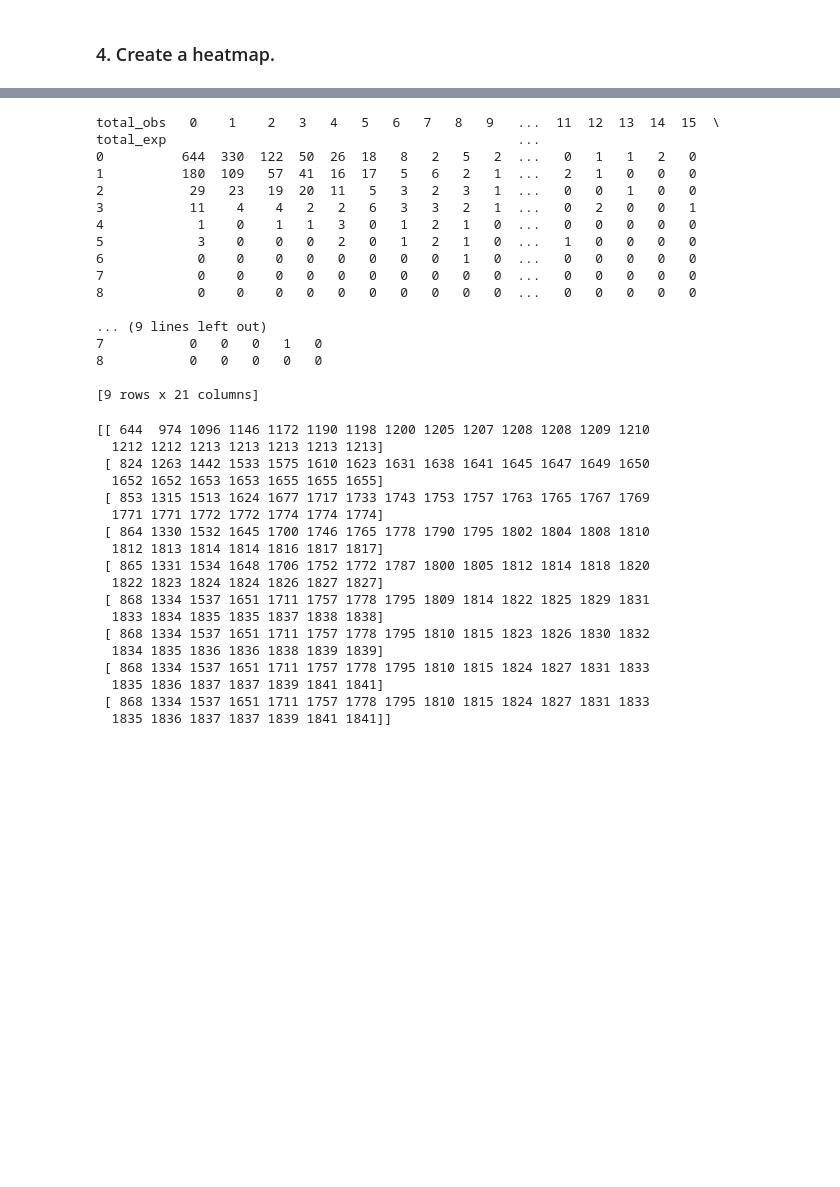
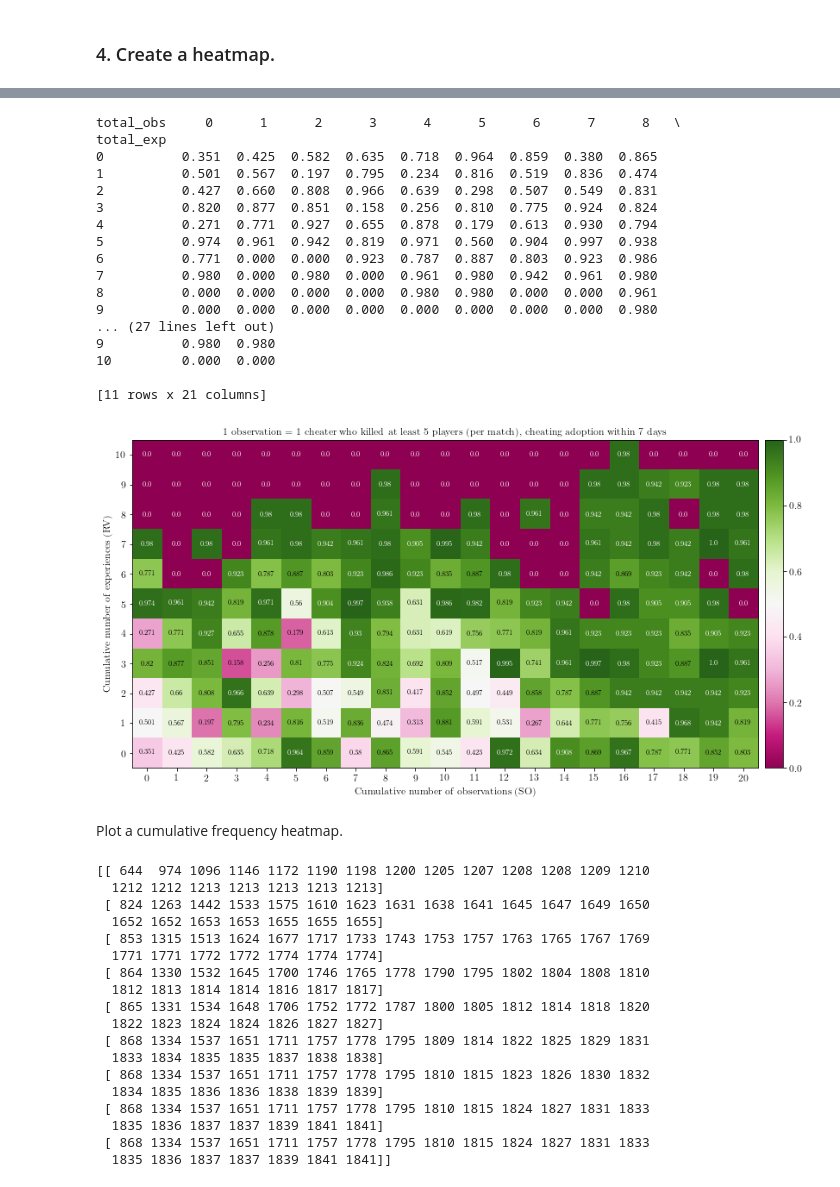
Before and after one commit to social-research/cheating, a Jupyter notebook: 06-combine-two-mechanisms.ipynb, the cells around one changed output, grey strips where cells are left out. Drawn from its saved outputs; the diff is of its cells as text; code cells hidden in the pictures; blank space fills up the shorter version.

```diff
--- a/06-combine-two-mechanisms.ipynb
+++ b/06-combine-two-mechanisms.ipynb
@@ -433,0 +467,14 @@ print(merged_df.head())
+# %%
+merged_df = pd.read_csv('data/RV_SO.csv')
+merged_df = merged_df.drop(merged_df[merged_df.total_obs > 20].index)
+# merged_df = merged_df.drop(merged_df[merged_df.total_exp > 8].index)
+
+test_dat = merged_df.sort_values(['total_exp', 'total_obs']).reset_index(drop=True)
+
+test_dat['rand_mean'] = test_dat.iloc[:, 3:].mean(axis=1)
+test_dat['cdf'] = scipy.stats.poisson.cdf(test_dat['E'], test_dat['rand_mean'])
+test_dat['pmf'] = scipy.stats.poisson.pmf(test_dat['E'], test_dat['rand_mean'])
+test_dat['prob'] = 1 - test_dat['cdf'] + test_dat['pmf']
+
+test_dat = test_dat.round({"rand_mean":2, "cdf":3, "pmf":3, "prob":3})
+print(test_dat.head())
@@ -434,24 +499,49 @@ print(merged_df.head())
 # %%
-freq = pd.pivot_table(test_dat, values="E",index=["total_exp"], columns=["total_obs"], fill_value=0)
-print(freq)
+cdf = pd.pivot_table(test_dat, values="cdf",index=["total_exp"], columns=["total_obs"], fill_value=0)
+print(cdf)
 # %% [output]
-total_obs   0    1    2   3   4   5   6   7   8   9   ...  11  12  13  14  15  \
-total_exp                                             ...
-0          644  330  122  50  26  18   8   2   5   2  ...   0   1   1   2   0
-1          180  109   57  41  16  17   5   6   2   1  ...   2   1   0   0   0
-2           29   23   19  20  11   5   3   2   3   1  ...   0   0   1   0   0
-3           11    4    4   2   2   6   3   3   2   1  ...   0   2   0   0   1
-4            1    0    1   1   3   0   1   2   1   0  ...   0   0   0   0   0
-5            3    0    0   0   2   0   1   2   1   0  ...   1   0   0   0   0
-6            0    0    0   0   0   0   0   0   1   0  ...   0   0   0   0   0
-7            0    0    0   0   0   0   0   0   0   0  ...   0   0   0   0   0
-8            0    0    0   0   0   0   0   0   0   0  ...   0   0   0   0   0
+total_obs     0      1      2      3      4      5      6      7      8   \
+total_exp
+0          0.351  0.425  0.582  0.635  0.718  0.964  0.859  0.380  0.865
+1          0.501  0.567  0.197  0.795  0.234  0.816  0.519  0.836  0.474
+2          0.427  0.660  0.808  0.966  0.639  0.298  0.507  0.549  0.831
+3          0.820  0.877  0.851  0.158  0.256  0.810  0.775  0.924  0.824
+4          0.271  0.771  0.927  0.655  0.878  0.179  0.613  0.930  0.794
+5          0.974  0.961  0.942  0.819  0.971  0.560  0.904  0.997  0.938
+6          0.771  0.000  0.000  0.923  0.787  0.887  0.803  0.923  0.986
+7          0.980  0.000  0.980  0.000  0.961  0.980  0.942  0.961  0.980
+8          0.000  0.000  0.000  0.000  0.980  0.980  0.000  0.000  0.961
+9          0.000  0.000  0.000  0.000  0.000  0.000  0.000  0.000  0.980
+... (27 lines left out)
+9          0.980  0.980
+10         0.000  0.000
 
-... (9 lines left out)
-7           0   0   0   1   0
-8           0   0   0   0   0
-
-[9 rows x 21 columns]
+[11 rows x 21 columns]
+# %%
+fig, ax = plt.subplots()
+norm = DivergingNorm(vmin=0, vcenter=0.5, vmax=1)
+img1 = ax.imshow(cdf, norm=norm)
+ax.set_xticks(np.arange(cdf.shape[1]))
+ax.set_yticks(np.arange(cdf.shape[0]))
+plt.title('1 observation = 1 cheater who killed at least 5 players (per match), cheating adoption within 7 days')
+plt.xlabel('Cumulative number of observations (SO)')
+plt.ylabel('Cumulative number of experiences (RV)')
+
+textcolors = ["k", "w"]
+
+for y in range(cdf.shape[0]):
+    for x in range(cdf.shape[1]):
+        if np.isnan(cdf[x][y]) == False:
+            text = ax.text(x, y, cdf[x][y], ha="center", va="center",
+                           color=textcolors[1 if cdf[x][y] <= 0.1 or cdf[x][y] >= 0.9 else 0])
+
+cbar = colorbar(img1)
+cbar.solids.set_edgecolor("face")
+plt.show()
+# %% [output]
+[figure, added]
+# %% [markdown]
+Plot a cumulative frequency heatmap.
 # %%
 arr = np.array(freq)
 emp_cumsum = np.cumsum(np.cumsum(arr, axis=0),axis=1)
```
Also changed, not shown: parts of 20 cells of this notebook, 24 other files.
